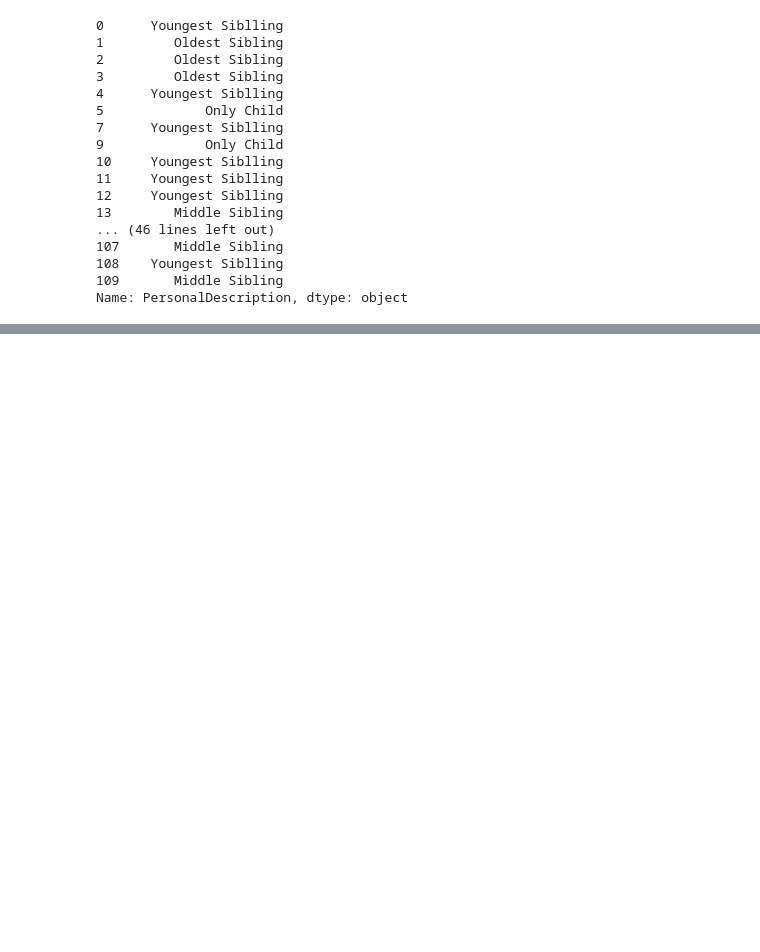
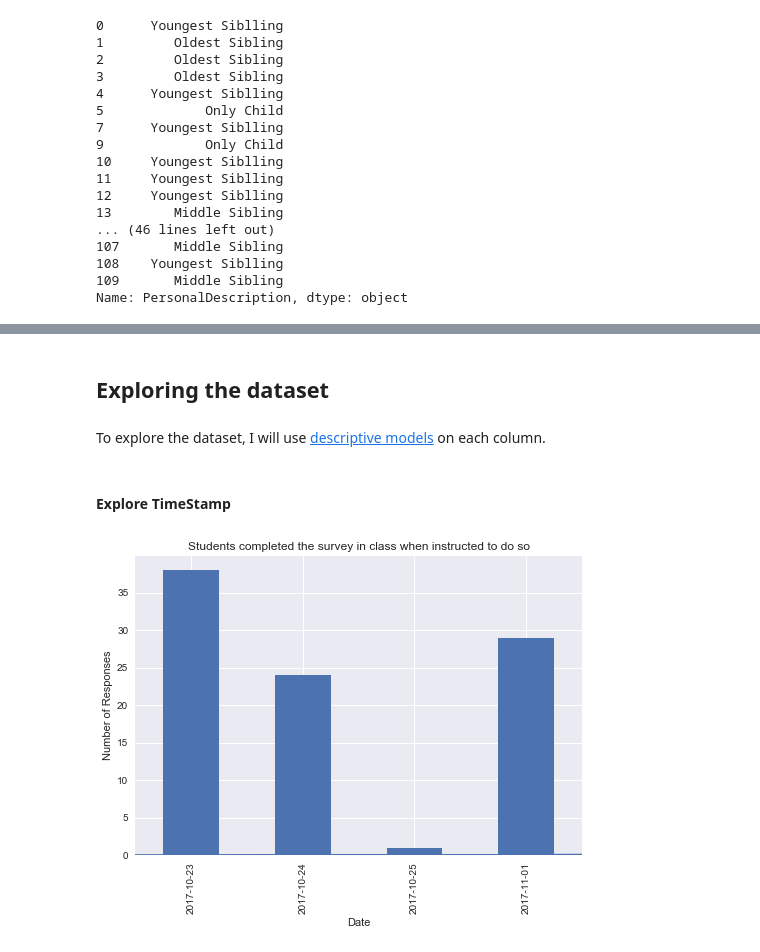
Before and after one commit to albemlee/PTPracticeData, a Jupyter notebook: Practice PT - Tell a Data Story (Python Edition).ipynb, the cells around one changed output, grey strips where cells are left out. Saved outputs shown, nothing was run; the diff lists cells and outputs as text; code cells hidden in the pictures; blank space fills up the shorter version.

Commit message:
Completed some data exploration tasks

```diff
--- a/Practice PT - Tell a Data Story (Python Edition).ipynb
+++ b/Practice PT - Tell a Data Story (Python Edition).ipynb
@@ -332,8 +332,9 @@ A few responses are "nothing." I will go ahead and delete those too.
 nothing = ['Nothing', 'nothing']
 def remove_nothing(data, column, nothing):
     for i, row in data.iterrows():
-        if str(data.loc[i, column]) in nothing:
-            data.loc[i, column] = ""
+        for word in nothing:
+            if word in str(data.loc[i, column]):
+                data.loc[i, column] = ""
     return(data)
 # %%
 data = remove_nothing(data, 'RelaxActivity', nothing)
@@ -368,8 +369,8 @@ Let's create binary columns (1:yes, 0:no) for each of those categories based on
 # %%
 KeywordGroup1 = ['watch', 'Watch', 'tv', 'television', 'netflix', 'Netflix', 'TV', 'Youtube', 'YouTube', 'youtube', 'Binge']
-KeywordGroup2 = ['sleep', 'Sleep', 'laid', 'laying', 'down', 'Napped', 'Nap', 'nap', 'slept']
+KeywordGroup2 = ['sleep', 'Sleep', 'laid', 'laying', 'down', 'Napped', 'Nap', 'nap', 'slept', 'Slept', 'bed']
 KeywordGroup3 = ['food', 'Food', 'eat', 'Eat', 'Drink', 'drink', 'ate', 'drank']
-KeywordGroup4 = ['talked', 'Talked', 'facetime', 'Texted', 'texted', 'Facetime', 'phone', 'friends']
+KeywordGroup4 = ['talked', 'Talked', 'facetime', 'Texted', 'texted', 'Facetime', 'phone', 'friends', 'boyfriend', 'girlfriend']
 
 def identify_categories(data, column, KeywordGroup1, KeywordGroup2, KeywordGroup3, KeywordGroup4):
     data['WatchVideo'] = 0
@@ -377,6 +378,7 @@ def identify_categories(data, column, KeywordGroup1, KeywordGroup2, KeywordGroup
     data['EatDrink'] = 0
     data['Socialize'] = 0
     data['Other'] = 0
+    data['NoResponse'] = 0
     for i, row in data.iterrows():
         for keyword in KeywordGroup1:
             if keyword in str(data.loc[i, column]):
@@ -390,7 +392,9 @@ def identify_categories(data, column, KeywordGroup1, KeywordGroup2, KeywordGroup
         for keyword in KeywordGroup4:
             if keyword in str(data.loc[i, column]):
                 data.loc[i, 'Socialize'] = 1
-        if data.loc[i, 'WatchVideo'] + data.loc[i, 'Rest'] + data.loc[i, 'EatDrink'] + data.loc[i, 'Socialize'] == 0:
+        if data.loc[i, column] == '':
+            data.loc[i, 'NoResponse'] = 1
+        if data.loc[i, 'WatchVideo'] + data.loc[i, 'Rest'] + data.loc[i, 'EatDrink'] + data.loc[i, 'Socialize'] + data.loc[i, 'NoResponse'] == 0:
             data.loc[i, 'Other'] = 1
     return(data)
 # %%
@@ -489,2 +484,8 @@ Now that I have completed cleaning the data in each column, I will save it in a
 # %%
 data.to_csv('clean_data.csv')
+# %% [markdown]
+## Exploring the dataset
+# %% [markdown]
+To explore the dataset, I will use [descriptive models](http://whatis.techtarget.com/definition/descriptive-modeling) on each column.
+# %% [markdown]
+#### Explore TimeStamp
@@ -490,0 +495,8 @@ data.to_csv('clean_data.csv')
+# %%
+data['TimeStamp'].groupby(data["TimeStamp"].dt.date).count().plot(kind="bar")
+plt.title('Students completed the survey in class when instructed to do so')
+plt.xlabel('Date')
+plt.ylabel('Number of Responses')
+plt.show()
+# %% [output]
+[figure, added]
```
Also changed, not shown: parts of 28 cells of this notebook, 1 other file.
